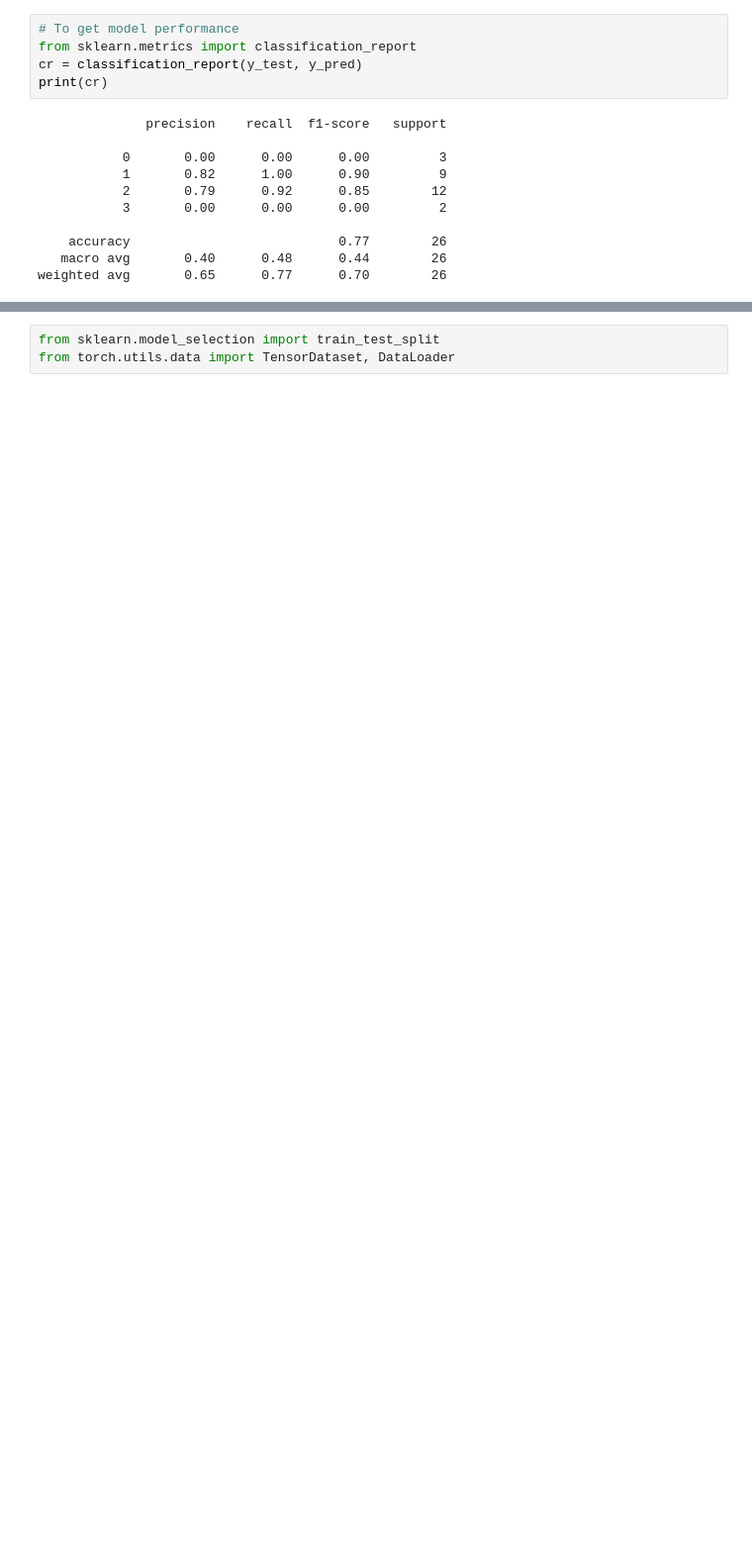
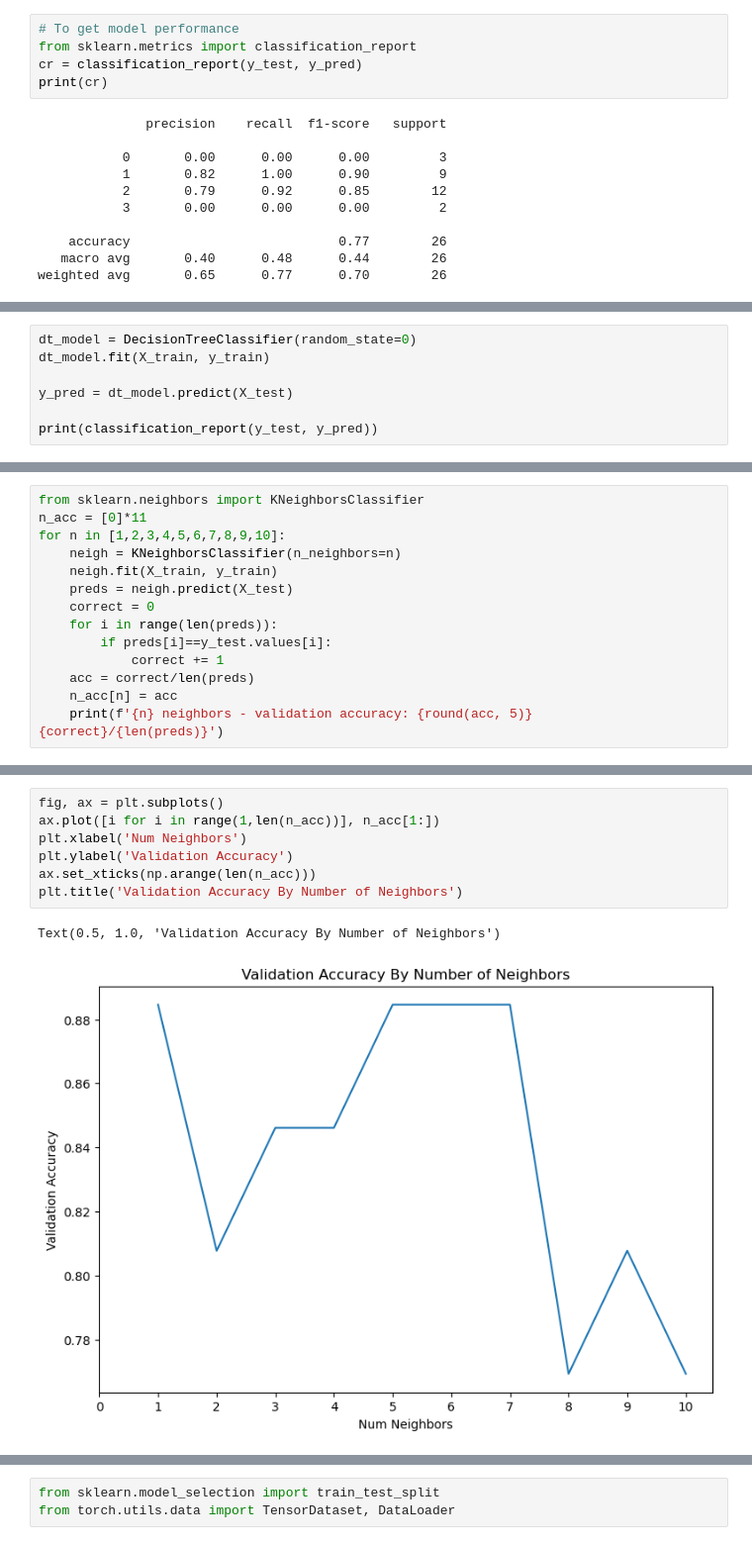
Before and after one commit to hrnur/uvaeicapstone, a Jupyter notebook: modeling-code/CategoryModels.ipynb, the cells around one changed output, grey strips where cells are left out. Shown at 99% size. Drawn from its saved outputs; the diff is of its cells as text; blank space fills up the shorter version.

```diff
--- a/modeling-code/CategoryModels.ipynb
+++ b/modeling-code/CategoryModels.ipynb
@@ -203,0 +278,7 @@ feature_imp.plot(kind='barh')
+# %%
+dt_model = DecisionTreeClassifier(random_state=0)
+dt_model.fit(X_train, y_train)
+
+y_pred = dt_model.predict(X_test)
+
+print(classification_report(y_test, y_pred))
@@ -203,0 +308,14 @@ feature_imp.plot(kind='barh')
+# %%
+from sklearn.neighbors import KNeighborsClassifier
+n_acc = [0]*11
+for n in [1,2,3,4,5,6,7,8,9,10]:
+    neigh = KNeighborsClassifier(n_neighbors=n)
+    neigh.fit(X_train, y_train)
+    preds = neigh.predict(X_test)
+    correct = 0
+    for i in range(len(preds)):
+        if preds[i]==y_test.values[i]:
+            correct += 1
+    acc = correct/len(preds)
+    n_acc[n] = acc
+    print(f'{n} neighbors - validation accuracy: {round(acc, 5)} {correct}/{len(preds)}')
@@ -203,0 +333,10 @@ feature_imp.plot(kind='barh')
+# %%
+fig, ax = plt.subplots()
+ax.plot([i for i in range(1,len(n_acc))], n_acc[1:])
+plt.xlabel('Num Neighbors')
+plt.ylabel('Validation Accuracy')
+ax.set_xticks(np.arange(len(n_acc)))
+plt.title('Validation Accuracy By Number of Neighbors')
+# %% [output]
+Text(0.5, 1.0, 'Validation Accuracy By Number of Neighbors')
+[figure, added]
```
Also changed, not shown: parts of 37 cells of this notebook.
